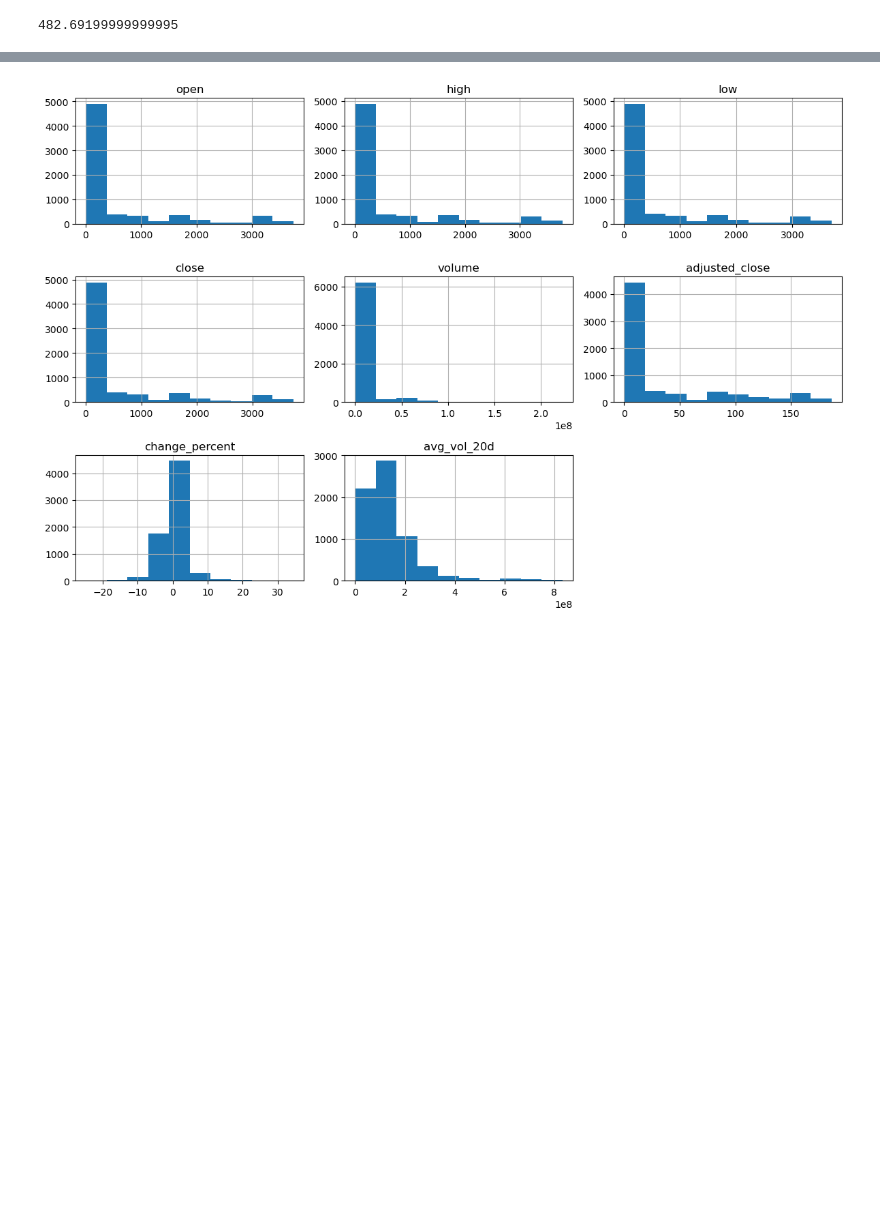
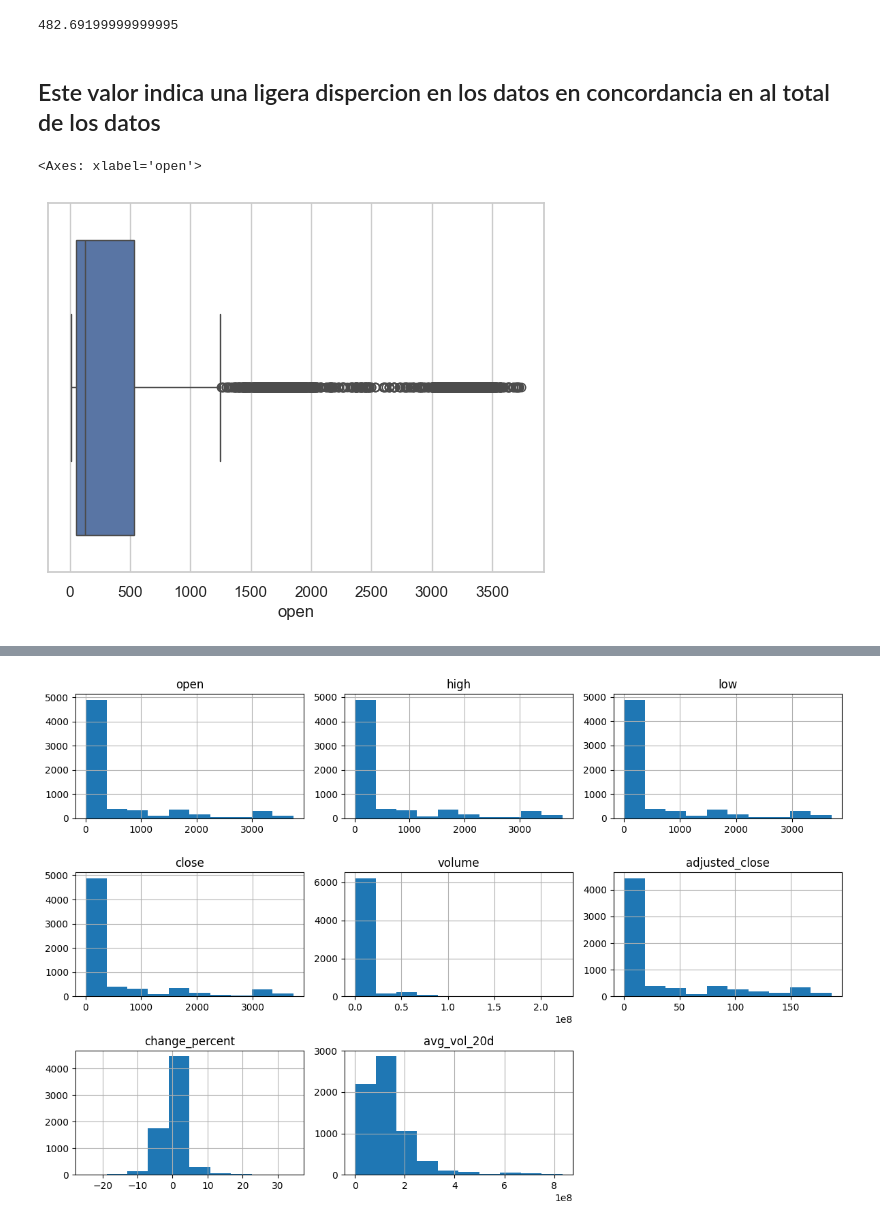
Before and after one commit to ancarye/proyecto_mod_3, a Jupyter notebook: proyecto_modulo_3.ipynb, the cells around one changed output, grey strips where cells are left out. Saved outputs shown, nothing was run; the diff lists cells and outputs as text; code cells hidden in the pictures; blank space fills up the shorter version.

```diff
--- a/proyecto_modulo_3.ipynb
+++ b/proyecto_modulo_3.ipynb
@@ -186,3 +210,11 @@ Valor máximo: 3744.0001
 df["open"].quantile(0.75) - df["open"].quantile(0.25)
 # %% [output]
 482.69199999999995
+# %% [markdown]
+## Este valor indica una ligera dispercion en los datos en concordancia en al total de los datos
+# %%
+sns.set(style="whitegrid")
+sns.boxplot(x=df['open'])
+# %% [output]
+<Axes: xlabel='open'>
+[figure, added]
```
Also changed, not shown: parts of 18 cells of this notebook.
